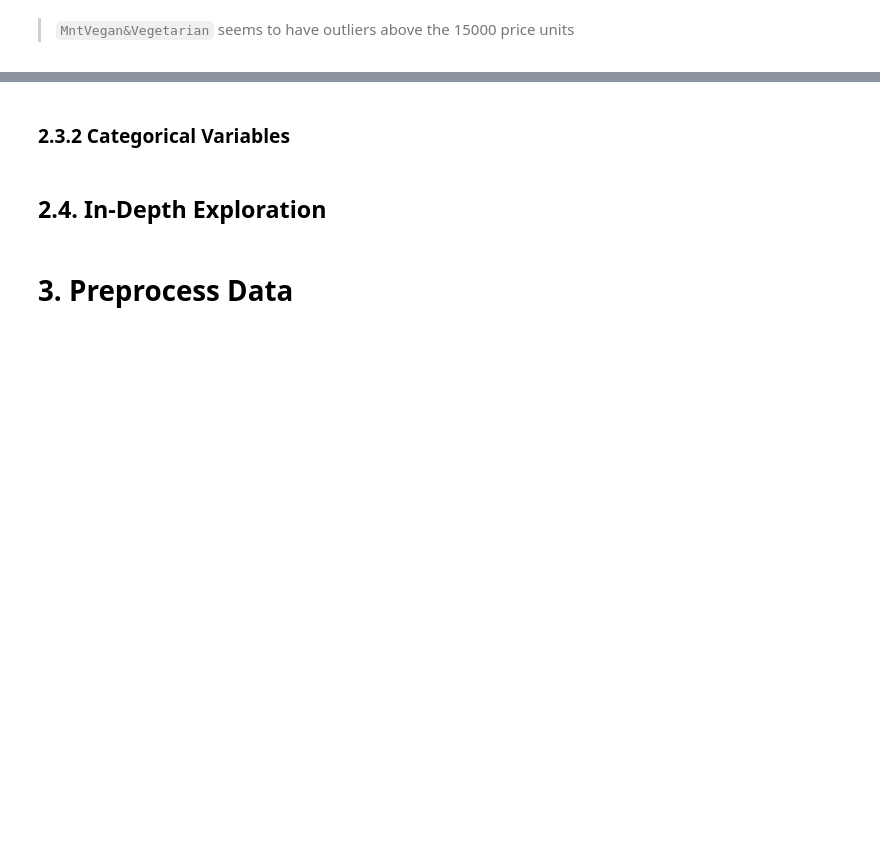
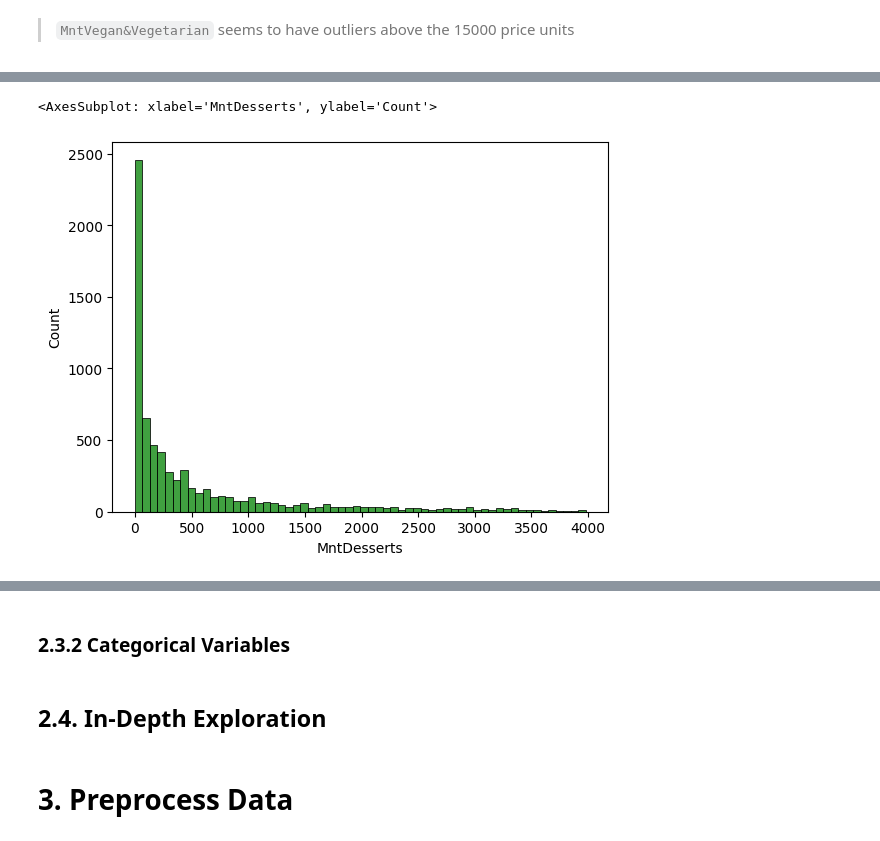
Before and after one commit to MikeOlhao/DSML_projeto, a Jupyter notebook: DSML_202223_Clusters_Group09_Notebook.ipynb, the cells around one changed output, grey strips where cells are left out. Cells and saved outputs as stored; diff of their text form; code cells hidden in the pictures; blank space fills up the shorter version.

```diff
--- a/DSML_202223_Clusters_Group09_Notebook.ipynb
+++ b/DSML_202223_Clusters_Group09_Notebook.ipynb
@@ -372,3 +369,6 @@ sns.histplot(data = df, x = 'MntEntries', color="g")
 # %%
-# sns.histplot(data = df, x = 'MntDesserts', color="g")
+sns.histplot(data = df, x = 'MntDesserts', color="g")
+# %% [output]
+<AxesSubplot: xlabel='MntDesserts', ylabel='Count'>
+[figure, added]
 # %%
```
Also changed, not shown: parts of 26 cells of this notebook, 1 other file.
